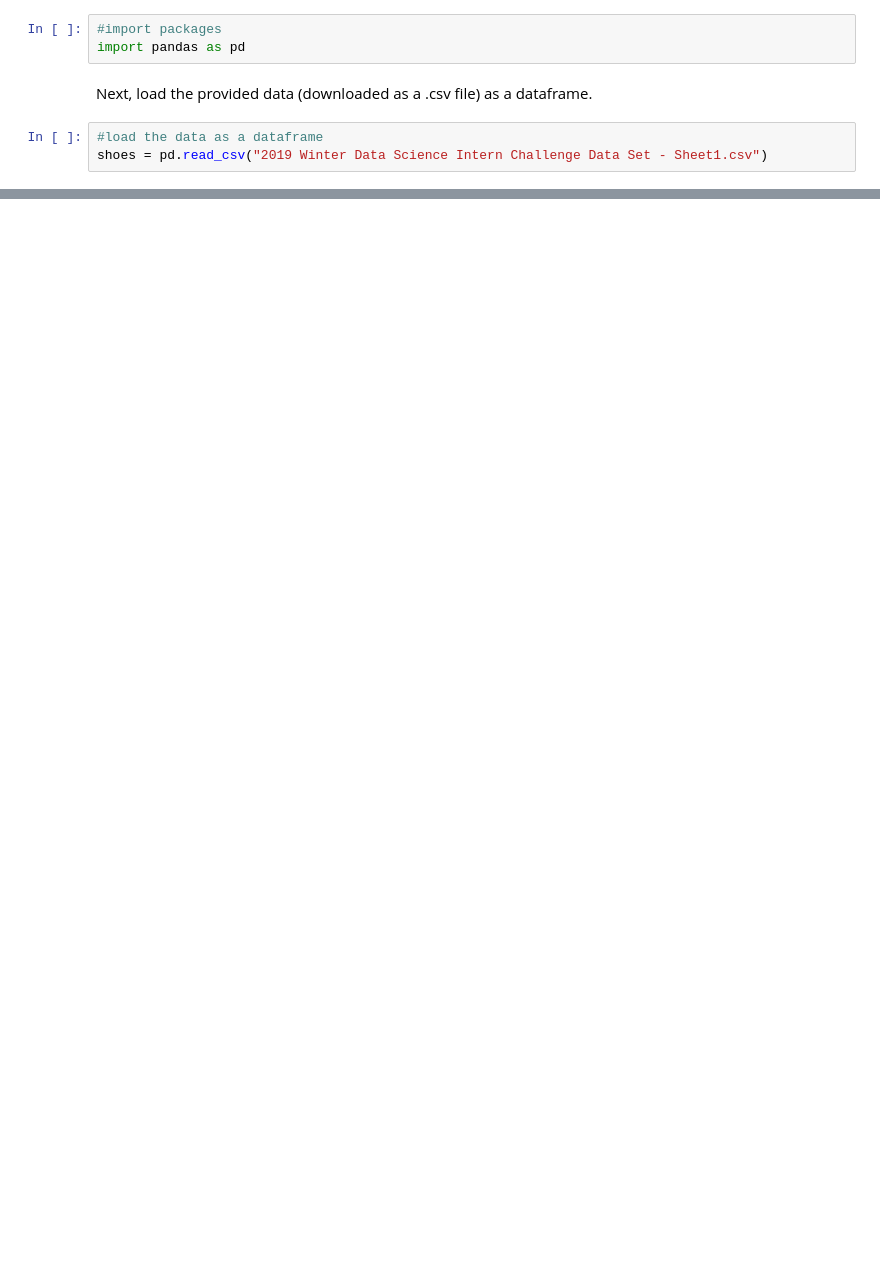
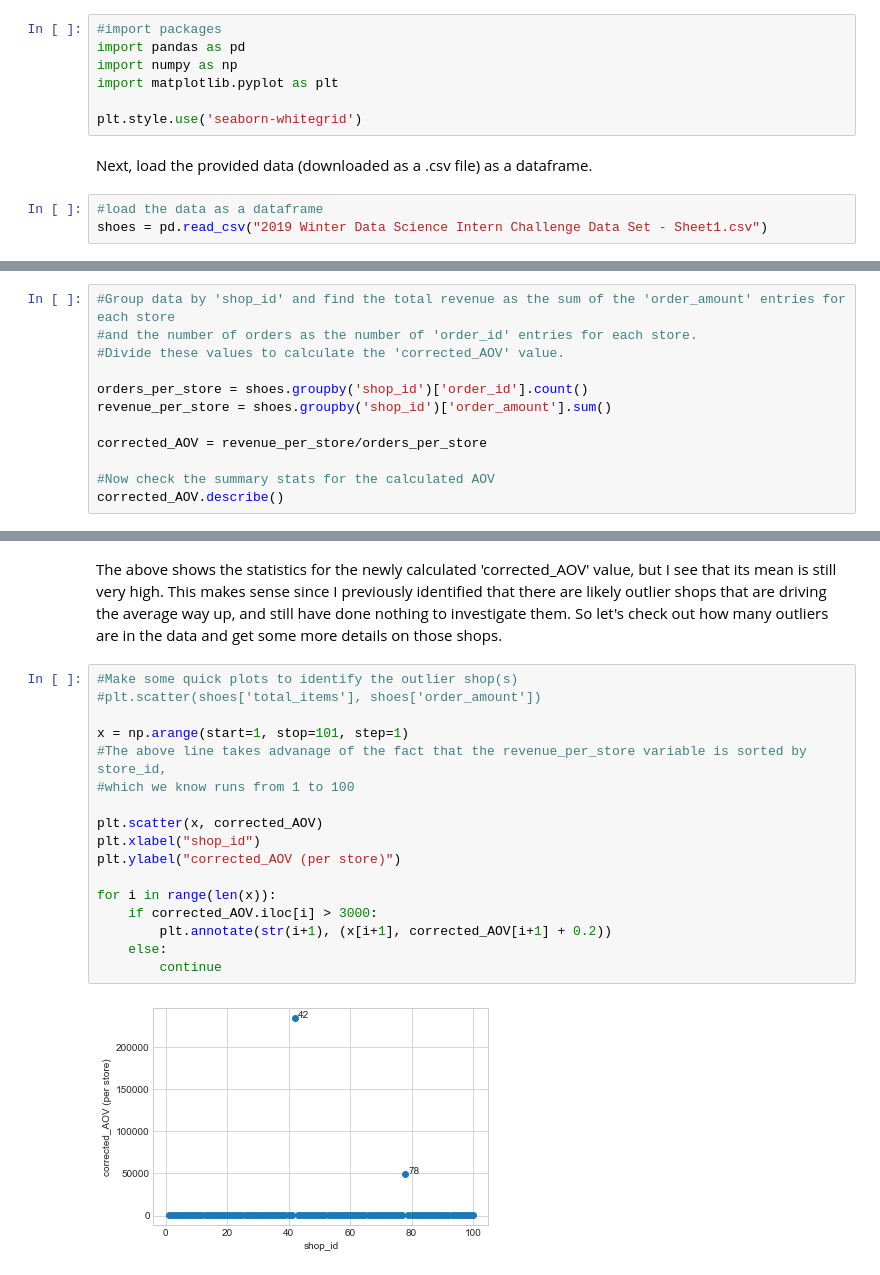
Before and after one commit to breynolds1247/shopifyInternChallenge, a Jupyter notebook: Problem_1.ipynb, the cells around one changed output, grey strips where cells are left out. Saved outputs shown, nothing was run; the diff lists cells and outputs as text; blank space fills up the shorter version.

```diff
--- a/Problem_1.ipynb
+++ b/Problem_1.ipynb
@@ -3,6 +3,10 @@ First import the required packages to analyze the provided data.
 # %%
 #import packages
 import pandas as pd
+import numpy as np
+import matplotlib.pyplot as plt
+
+plt.style.use('seaborn-whitegrid')
 # %% [markdown]
 Next, load the provided data (downloaded as a .csv file) as a dataframe.
 # %%
@@ -38,0 +60,12 @@ shoes.describe()
+# %%
+#Group data by 'shop_id' and find the total revenue as the sum of the 'order_amount' entries for each store
+#and the number of orders as the number of 'order_id' entries for each store.
+#Divide these values to calculate the 'corrected_AOV' value.
+
+orders_per_store = shoes.groupby('shop_id')['order_id'].count()
+revenue_per_store = shoes.groupby('shop_id')['order_amount'].sum()
+
+corrected_AOV = revenue_per_store/orders_per_store
+
+#Now check the summary stats for the calculated AOV
+corrected_AOV.describe()
@@ -38,0 +82,21 @@ shoes.describe()
+# %% [markdown]
+The above shows the statistics for the newly calculated 'corrected_AOV' value, but I see that its mean is still very high. This makes sense since I previously identified that there are likely outlier shops that are driving the average way up, and still have done nothing to investigate them. So let's check out how many outliers are in the data and get some more details on those shops.
+# %%
+#Make some quick plots to identify the outlier shop(s)
+#plt.scatter(shoes['total_items'], shoes['order_amount'])
+
+x = np.arange(start=1, stop=101, step=1)
+#The above line takes advanage of the fact that the revenue_per_store variable is sorted by store_id,
+#which we know runs from 1 to 100
+
+plt.scatter(x, corrected_AOV)
+plt.xlabel("shop_id")
+plt.ylabel("corrected_AOV (per store)")
+
+for i in range(len(x)):
+    if corrected_AOV.iloc[i] > 3000:
+        plt.annotate(str(i+1), (x[i+1], corrected_AOV[i+1] + 0.2))
+    else:
+        continue
+# %% [output]
+[figure, added]
```
Also changed, not shown: parts of 28 cells of this notebook.
